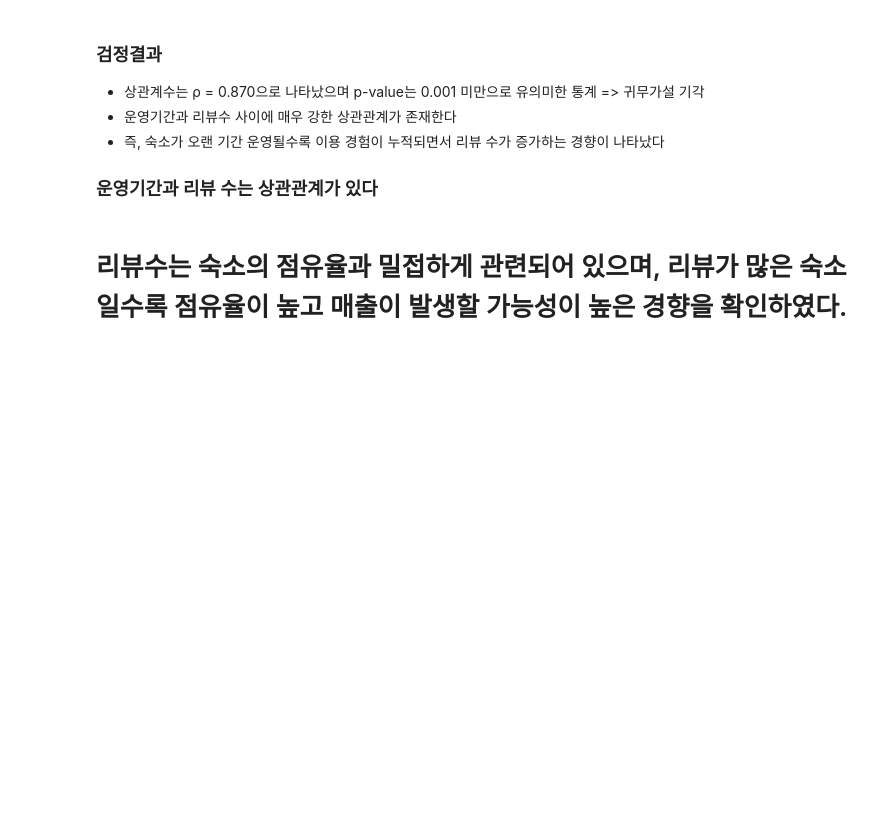
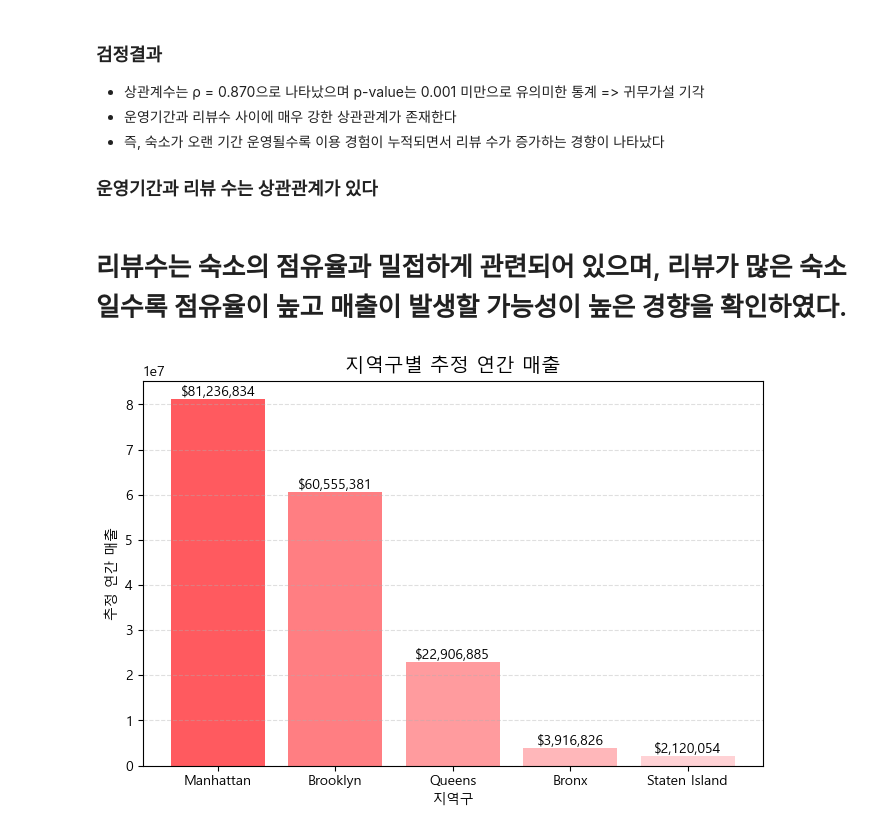
Before and after one commit to motimit/second_project, a Jupyter notebook: Hyebeen_EDA/리뷰, 평점 통계검정.ipynb, the cells around one changed output. Drawn from its saved outputs; the diff is of its cells as text; code cells hidden in the pictures; blank space fills up the shorter version.

```diff
--- a/Hyebeen_EDA/리뷰, 평점 통계검정.ipynb
+++ b/Hyebeen_EDA/리뷰, 평점 통계검정.ipynb
@@ -253,3 +253,33 @@ p-value: 0.0
 ### 운영기간과 리뷰 수는 상관관계가 있다
 # %% [markdown]
 # 리뷰수는 숙소의 점유율과 밀접하게 관련되어 있으며, 리뷰가 많은 숙소일수록 점유율이 높고 매출이 발생할 가능성이 높은 경향을 확인하였다.
+# %%
+revenue_by_district = df.groupby('neighbourhood_group_cleansed')['estimated_revenue_l365d'].sum()
+# %%
+import matplotlib.pyplot as plt
+plt.rc('font', family='Malgun Gothic')
+
+airbnb_palette = ["#FF5A5F", "#FF7E82", "#FF9B9E", "#FFB7BA", "#FFD2D5", "#FFE8EA"]
+
+revenue_by_district = revenue_by_district.sort_values(ascending=False)
+
+plt.figure(figsize=(8,5))
+
+bars = plt.bar(
+    revenue_by_district.index,
+    revenue_by_district.values,
+    color=airbnb_palette[:len(revenue_by_district)]
+)
+
+plt.title("지역구별 추정 연간 매출", fontsize=14)
+plt.xlabel("지역구")
+plt.ylabel("추정 연간 매출")
+
+plt.grid(axis='y', linestyle='--', alpha=0.4)
+
+for i, v in enumerate(revenue_by_district.values):
+    plt.text(i, v, f"${v:,.0f}", ha='center', va='bottom')
+
+plt.show()
+# %% [output]
+[figure, added]
```
Also changed, not shown: parts of 12 cells of this notebook.
